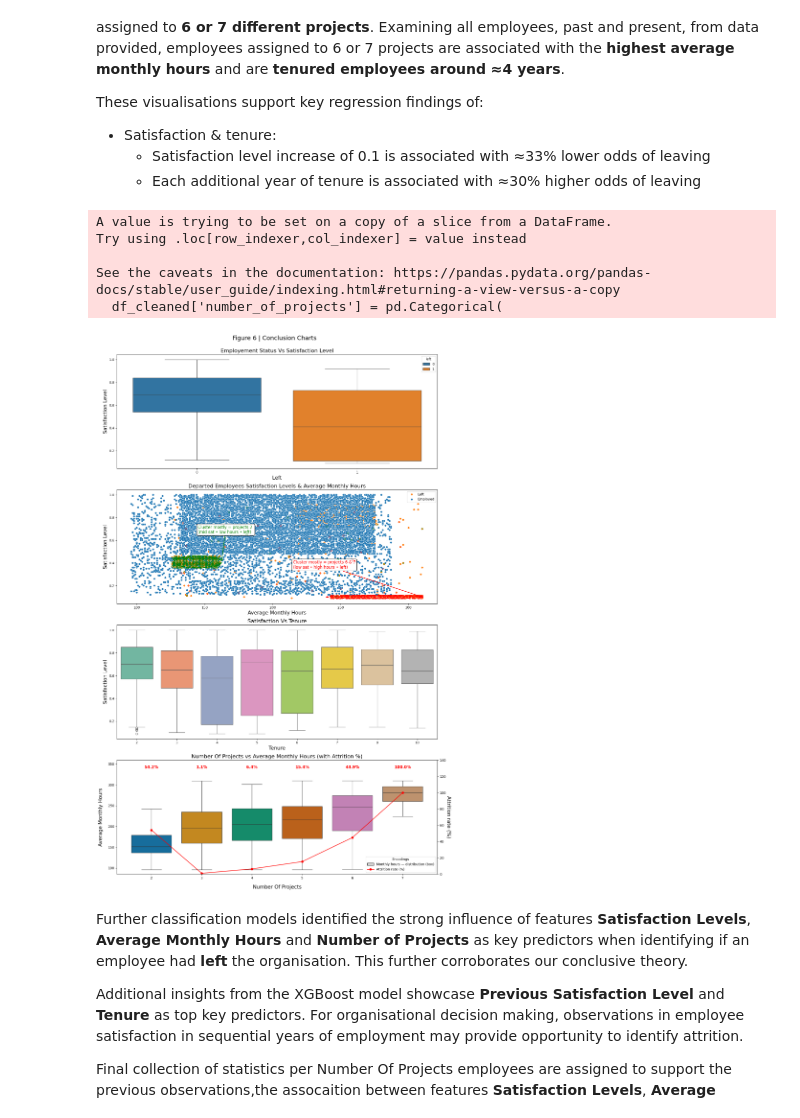
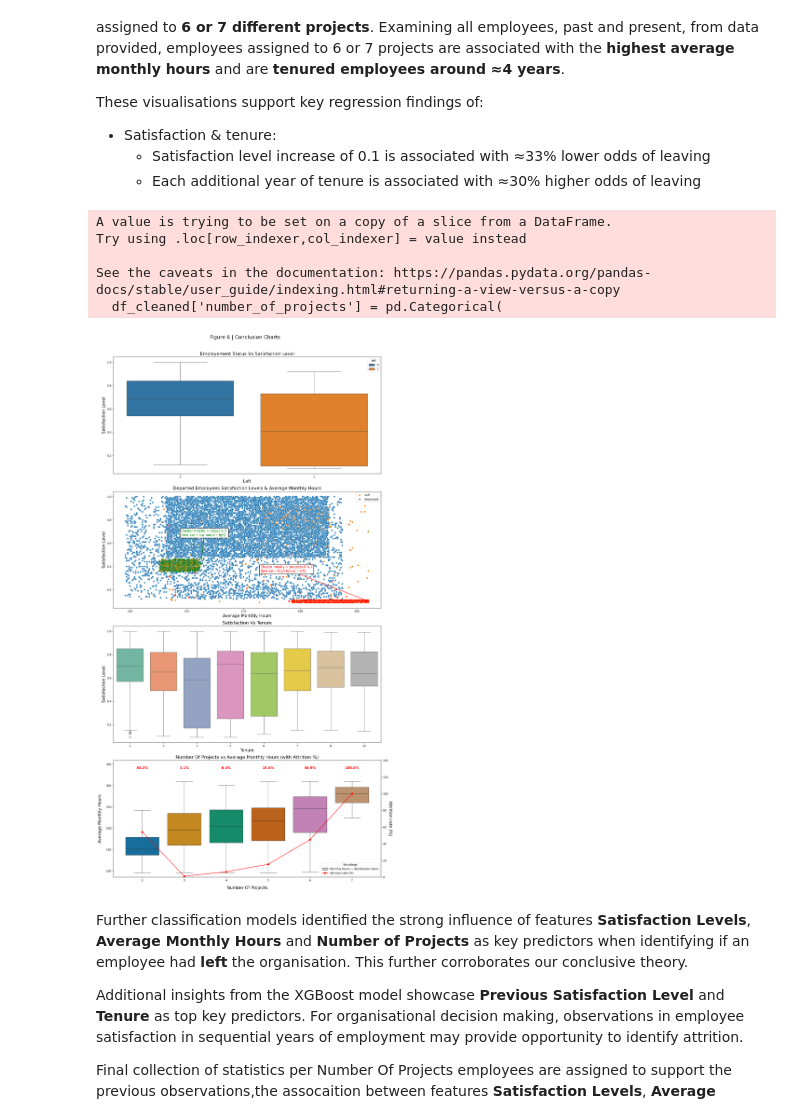
Before and after one commit to Mitch-P-Analyst/Salifort-Motors, a Jupyter notebook: notebooks/01_notebook.ipynb, the cells around one changed output. Saved outputs shown, nothing was run; the diff lists cells and outputs as text; code cells hidden in the pictures.

```diff
--- a/notebooks/01_notebook.ipynb
+++ b/notebooks/01_notebook.ipynb
@@ -1337,7 +1337,7 @@ These visualisations support key regression findings of:
     - Satisfaction level increase of 0.1 is associated with ≈33% lower odds of leaving
     - Each additional year of tenure is associated with ≈30% higher odds of leaving
 # %%
-fig_6, ax = plt.subplots(4,1,figsize=(15,25))
+fig_6, ax = plt.subplots(4,1,figsize=(15,30))
 fig_6.suptitle(
     "Figure 6 | Conclusion Charts",
     fontsize=18)
@@ -1517,35 +1517,35 @@ ax4b.grid(False)      # keep the boxplot grid only
 # Legend
 box_proxy  = Patch(facecolor='lightgray', edgecolor='k',
                    label='Monthly hours — distribution (box)')
 line_proxy = Line2D([0],[0], color='red', marker='o', lw=2,
                     label='Attrition rate (%)')
 
 ax4.legend(
     handles=[box_proxy, line_proxy],
     loc='lower right', frameon=True, title='Encodings'
 )
 
 
 
 
 
 # Save & Export
 # Save Fig
 save_path = os.path.join(OUTPUTS,'Figure_6_Conclusion_Charts.png')
 plt.savefig(save_path)
 
 
 
 
 # Display & Layout
-plt.tight_layout(rect=[0, 0.05, 1, 0.98])
+plt.tight_layout(rect=[0, 0.05, 1, 0.97])
 # %% [output]
 A value is trying to be set on a copy of a slice from a DataFrame.
 Try using .loc[row_indexer,col_indexer] = value instead
 
 See the caveats in the documentation: https://pandas.pydata.org/pandas-docs/stable/user_guide/indexing.html#returning-a-view-versus-a-copy
   df_cleaned['number_of_projects'] = pd.Categorical(
-[figure, old version]
+[figure, new version]
 # %% [markdown]
 Further classification models identified the strong influence of features **Satisfaction Levels**, **Average Monthly Hours** and **Number of Projects** as key predictors when identifying if an employee had **left** the organisation. This further corroborates our conclusive theory.
 
```
Also changed, not shown: 10 other files.
